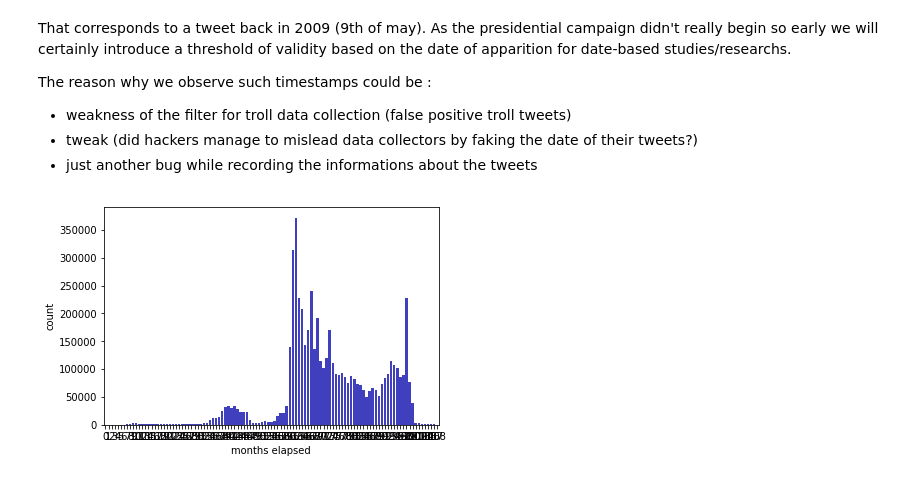
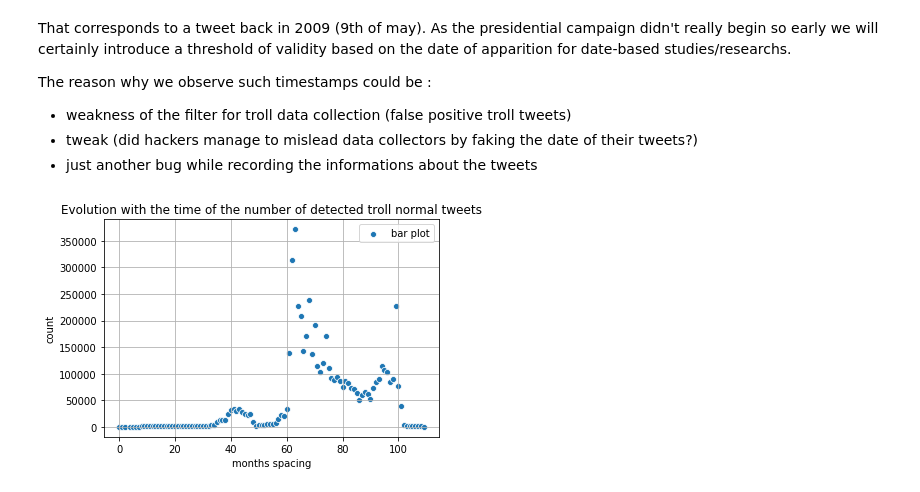
Before and after one commit to MaxDimi/Project-ADA-2018, a Jupyter notebook: project_notebook_Tweets.ipynb, the cells around one changed output. Saved outputs shown, nothing was run; the diff lists cells and outputs as text; code cells hidden in the pictures.

```diff
--- a/project_notebook_Tweets.ipynb
+++ b/project_notebook_Tweets.ipynb
@@ -576,7 +585,7 @@ def months_space(tuple_now,tuple_start):
     '''
     INPUT
     -----
-    tuple_now : tuple with the date (year,month) (int,int) to be tester
+    tuple_now : columns with the date (year,month) (int,int) to be tested
     tuple_start : tuple with the reference date (year,month) (int,int)
 
     OUTPUT
@@ -585,8 +594,8 @@ def months_space(tuple_now,tuple_start):
                                              months_space((2015,4),(2015,3)) = 1
     '''
     # retrieve years and months
-    year_now = tuple_now[0]
-    month_now = tuple_now[1]
+    year_now = tuple_now[:,0]
+    month_now = tuple_now[:,1]
     year_start = tuple_start[0]
     month_start = tuple_start[1]
 
@@ -594,5 +603,3 @@ def months_space(tuple_now,tuple_start):
     return 12*(year_now-year_start) + (month_now-month_start)
 # %% [markdown]
 For plotting purposes, let's add another column to the Pandas dataframe which gives the spacing (in terms of number of months) between the months where troll tweets were collected.
-# %%
-normal_dates_pd['months spacing'] = normal_dates_pd.apply(lambda x: 1)
@@ -608,3 +606,6 @@ normal_dates_pd.head()
+# %%
+# apply the new function months_space
+normal_dates_pd['months spacing'] = months_space(normal_dates_pd[['year','month']].values,date_ref)
 # %%
 # create temporary Spark SQL view in order to select only the normal tweets
 # whose dates correspond the US presidential campaign
@@ -632,12 +633,12 @@ The reason why we observe such timestamps could be :
 # %%
 # plot purposes (whole data without truncating and
 # without keeping only observations during the presidential campaign)
-sns.barplot(x = "months elapsed", y="count", data=normal_dates_pd,
-                   color="blue", saturation=.5)
-plt.title('')
-plt.xlabel('TimeResponse (sec) (log scale)')
-plt.ylabel('Frequency')
+plt.figure(1)
+sns.scatterplot(x = "months spacing", y="count", data=normal_dates_pd)
+plt.title('Evolution with the time of the number of detected troll normal tweets')
 plt.grid()
-plt.legend(['histogram'])
+plt.xlabel('months spacing')
+plt.ylabel('count')
+plt.legend(['bar plot']);
 # %% [output]
-[figure, old version]
+[figure, new version]
```
Also changed, not shown: parts of 74 cells of this notebook.
